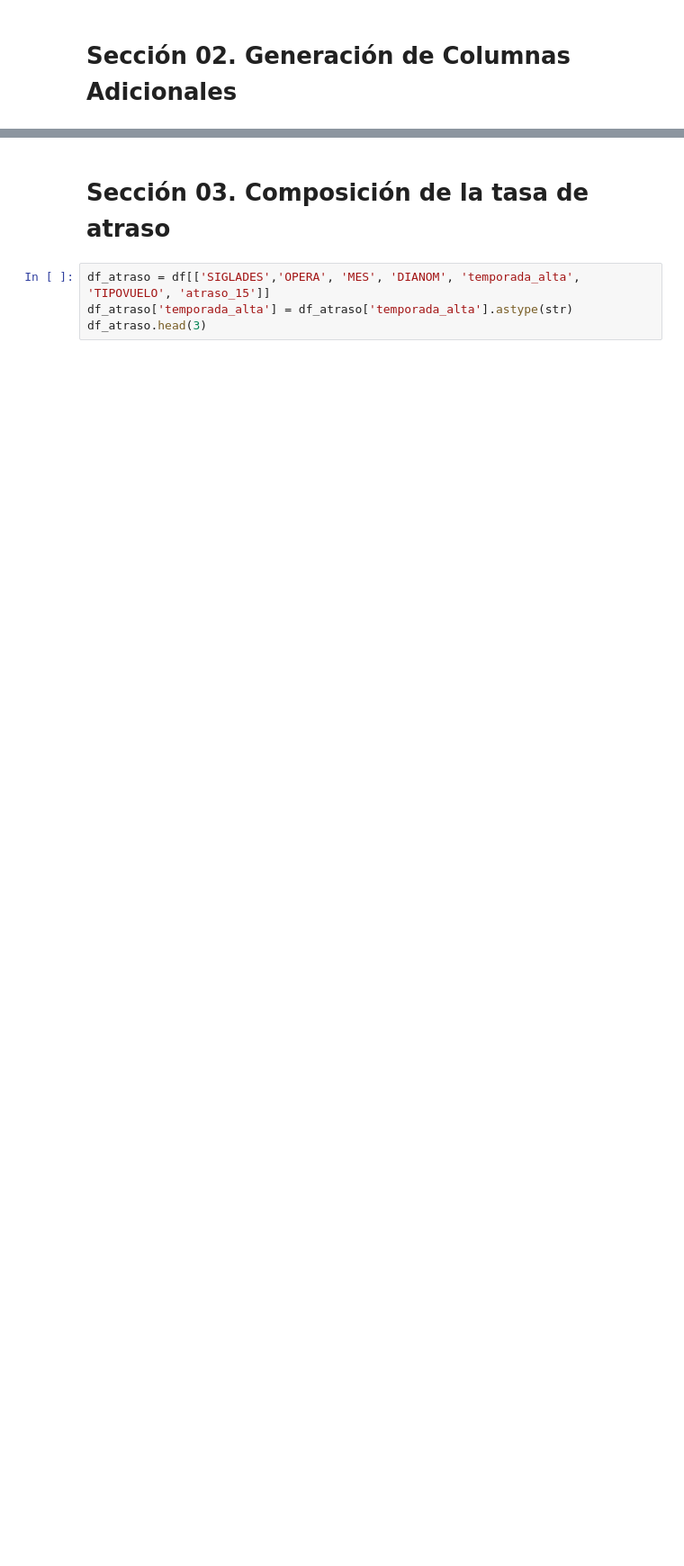
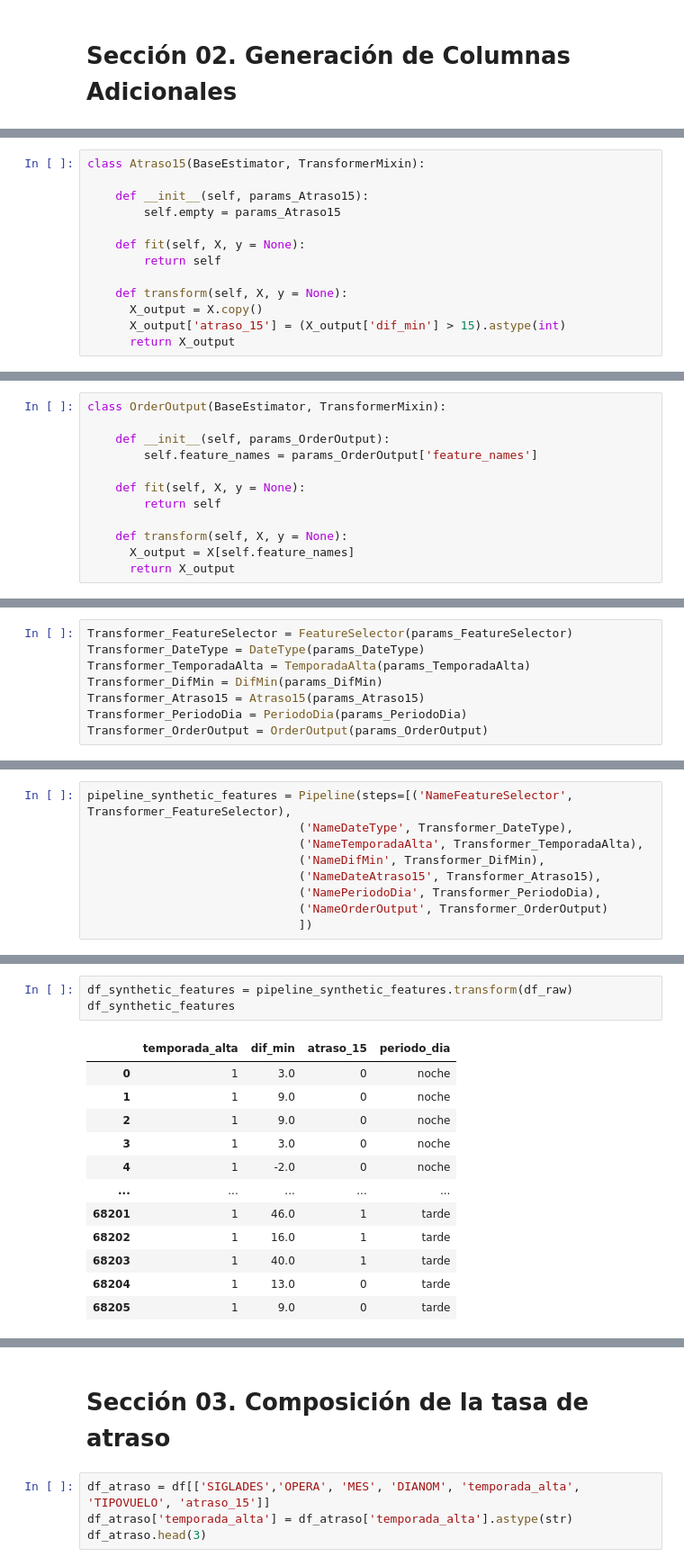
Before and after one commit to alexandergribenchenko/DS_LATAM_Test, a Jupyter notebook: solution.ipynb, the cells around one changed output, grey strips where cells are left out. Shown at 90% size. Cells and saved outputs as stored; diff of their text form; blank space fills up the shorter version.

```diff
--- a/solution.ipynb
+++ b/solution.ipynb
@@ -350,0 +164,13 @@ df[['Fecha-I', 'periodo_dia']]
+# %%
+class Atraso15(BaseEstimator, TransformerMixin):
+
+    def __init__(self, params_Atraso15):
+        self.empty = params_Atraso15
+
+    def fit(self, X, y = None):
+        return self
+
+    def transform(self, X, y = None):
+      X_output = X.copy()
+      X_output['atraso_15'] = (X_output['dif_min'] > 15).astype(int)
+      return X_output
@@ -350,0 +203,12 @@ df[['Fecha-I', 'periodo_dia']]
+# %%
+class OrderOutput(BaseEstimator, TransformerMixin):
+
+    def __init__(self, params_OrderOutput):
+        self.feature_names = params_OrderOutput['feature_names']
+
+    def fit(self, X, y = None):
+        return self
+
+    def transform(self, X, y = None):
+      X_output = X[self.feature_names]
+      return X_output
@@ -350,0 +248,8 @@ df[['Fecha-I', 'periodo_dia']]
+# %%
+Transformer_FeatureSelector = FeatureSelector(params_FeatureSelector)
+Transformer_DateType = DateType(params_DateType)
+Transformer_TemporadaAlta = TemporadaAlta(params_TemporadaAlta)
+Transformer_DifMin = DifMin(params_DifMin)
+Transformer_Atraso15 = Atraso15(params_Atraso15)
+Transformer_PeriodoDia = PeriodoDia(params_PeriodoDia)
+Transformer_OrderOutput = OrderOutput(params_OrderOutput)
@@ -350,0 +258,9 @@ df[['Fecha-I', 'periodo_dia']]
+# %%
+pipeline_synthetic_features = Pipeline(steps=[('NameFeatureSelector', Transformer_FeatureSelector),
+                              ('NameDateType', Transformer_DateType),
+                              ('NameTemporadaAlta', Transformer_TemporadaAlta),
+                              ('NameDifMin', Transformer_DifMin),
+                              ('NameDateAtraso15', Transformer_Atraso15),
+                              ('NamePeriodoDia', Transformer_PeriodoDia),
+                              ('NameOrderOutput', Transformer_OrderOutput)
+                              ])
@@ -350,0 +269,16 @@ df[['Fecha-I', 'periodo_dia']]
+# %%
+df_synthetic_features = pipeline_synthetic_features.transform(df_raw)
+df_synthetic_features
+# %% [output]
+|  | temporada_alta | dif_min | atraso_15 | periodo_dia |
+| 0 | 1 | 3.0 | 0 | noche |
+| 1 | 1 | 9.0 | 0 | noche |
+| 2 | 1 | 9.0 | 0 | noche |
+| 3 | 1 | 3.0 | 0 | noche |
+| 4 | 1 | -2.0 | 0 | noche |
+| ... | ... | ... | ... | ... |
+| 68201 | 1 | 46.0 | 1 | tarde |
+| 68202 | 1 | 16.0 | 1 | tarde |
+| 68203 | 1 | 40.0 | 1 | tarde |
+| 68204 | 1 | 13.0 | 0 | tarde |
+| 68205 | 1 | 9.0 | 0 | tarde |
```
Also changed, not shown: parts of 96 cells of this notebook.
